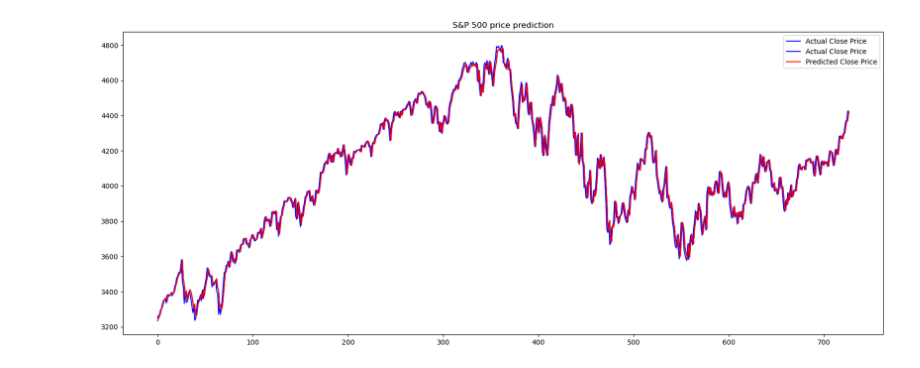
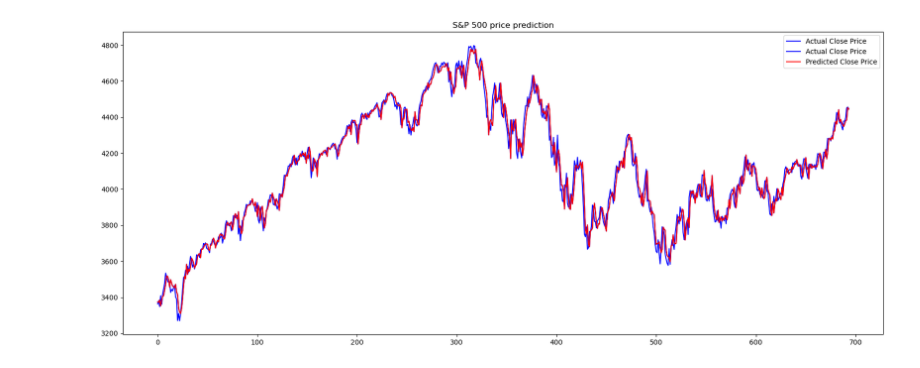
Before and after one commit to jessica-moylan/NeuralNetworkPractice, a Jupyter notebook: S&Ppricing.ipynb, the cells around one changed output. Saved outputs shown, nothing was run; the diff lists cells and outputs as text; code cells hidden in the pictures.

Commit message:
fixed input data

```diff
--- a/S&Ppricing.ipynb
+++ b/S&Ppricing.ipynb
@@ -121,6 +128,7 @@ class stockPredictorLSTM(nn.Module):
         self.num_layers = num_layers
         self.lstm = nn.LSTM(input_dim, hidden_dim, num_layers, batch_first = True)
         self.fc = nn.Linear(hidden_dim, output_dim)
+        self.float()
     #goes through each layer of the neural netwrok and returns an answer depending
     def forward(self, x):
         # Initialize hidden state with zeros
@@ -140,4 +148,4 @@ class stockPredictorLSTM(nn.Module):
         # out.size() --> 100, 10
         return out
 
-model = stockPredictorLSTM(1,35,3,1)
+model = stockPredictorLSTM(input_dim = 3,hidden_dim=50,num_layers = 3,output_dim = 1)
@@ -163,23 +152,29 @@ print(test.shape)
 # %%
-def split_data(stock, lookback):
-    data_raw = stock.to_numpy()
-    data = []
-    for index in range(len(data_raw) - lookback):
-        data.append(data_raw[index: index + lookback])
+def split_data(input, output, lookback):
+    data_in = []
+    for index in range(len(input) - lookback):
+        data_in.append(input[index: index + lookback])
 
-    data = np.array(data)
-    test_set_size = int(np.round(0.25*data.shape[0]))
-    train_set_size = data.shape[0] - (test_set_size)
+    dataOutput = output.to_numpy()
+    data_out = []
+    for index in range(len(dataOutput) - lookback):
+        data_out.append(dataOutput[index: index + lookback])
 
-    x_train = data[:train_set_size,:-1,:]
-    y_train = data[:train_set_size,-1,:]
+    data_in = np.array(data_in)
+    data_out = np.array(data_out)
 
-    x_test = data[train_set_size:,:-1]
-    y_test = data[train_set_size:,-1,:]
+    test_set_size = int(np.round(0.25*data_in.shape[0]))
+    train_set_size = data_in.shape[0] - (test_set_size)
+
+    x_train = data_in[:train_set_size,:-1,:]
+    y_train = data_out[:train_set_size,-1,:]
+
+    x_test = data_in[train_set_size:,:-1]
+    y_test = data_out[train_set_size:,-1,:]
 
     return [x_train, y_train, x_test, y_test]
 lookback = 21
-x_train, y_train, x_test, y_test = split_data(data, lookback)
+x_train, y_train, x_test, y_test = split_data(data_input, data_ouput, lookback)
 print('x_train.shape = ',x_train.shape)
 print('y_train.shape = ',y_train.shape)
 print('x_test.shape = ',x_test.shape)
@@ -205,7 +202,7 @@ import torch.optim as optim
 criterion = nn.MSELoss()
 optimizer = optim.Adamax(model.parameters(), lr = 0.01)
 
-epochs = 600
+epochs = 400
 hist = np.zeros(epochs)
 for epoch in range(epochs):
     y_train_pred = model.forward(x_train_lstm)
@@ -228,21 +223,21 @@ Epoch 599, Loss: 0.001683707581833005
 # %%
-actuals = pd.DataFrame(scaler.inverse_transform(y_train_lstm.detach().numpy()))
-preds = pd.DataFrame(scaler.inverse_transform(y_train_pred.detach().numpy()))
+actuals = pd.DataFrame(scaler_y.inverse_transform(y_train_lstm.numpy()))
+preds = pd.DataFrame(scaler_y.inverse_transform(y_train_pred.detach().numpy()))
 # %%
 #Plot all predictions
 import matplotlib.pyplot as plt
 
-train = data[0:len(actuals)]
+train = data_ouput[0:len(actuals)]
 valid = actuals
 valid['Predictions'] = preds
 plt.figure(figsize=(20,8))
 plt.plot(valid, color = 'blue', label = 'Actual Close Price')
 plt.plot(valid['Predictions'], color = 'red', label = 'Predicted Close Price')
 plt.title('S&P 500 price prediction')
 plt.legend()
 plt.show()
 # %% [output]
-[figure, old version]
+[figure, new version]
 # %%
 # make predictions
 y_test_pred = model(x_test_lstm)
```
Also changed, not shown: parts of 15 cells of this notebook, 1 other file.
